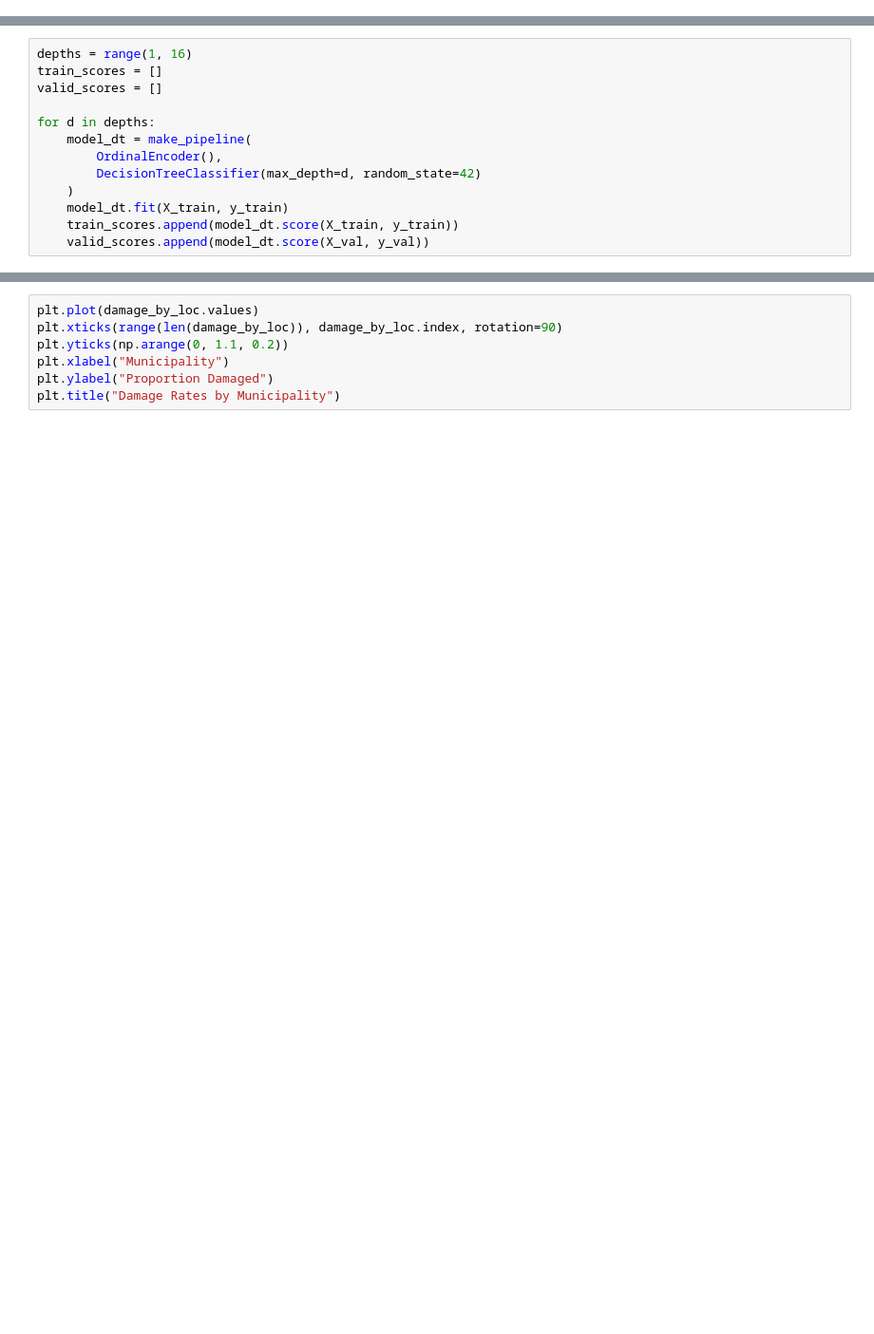
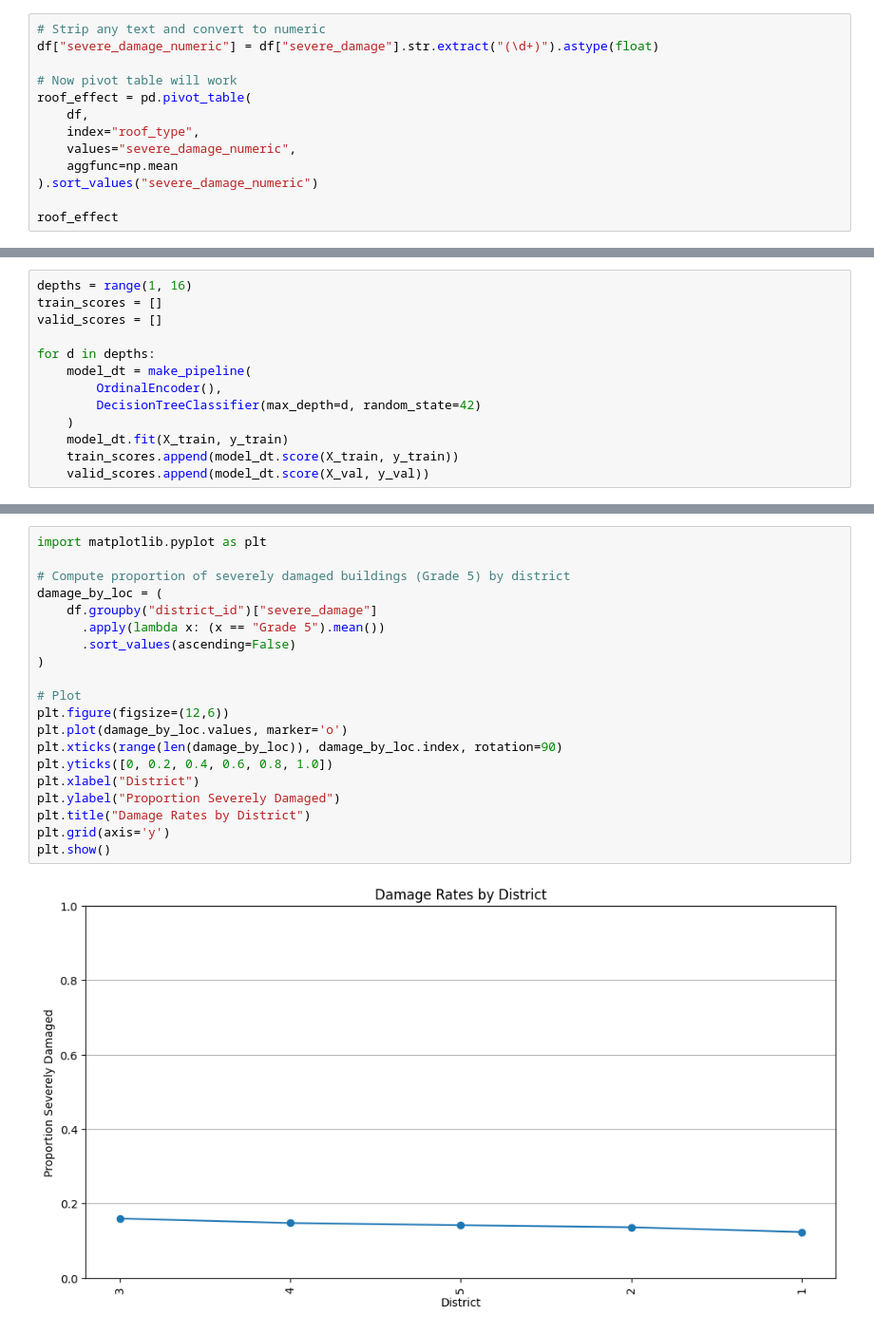
Before and after one commit to Ayoube26111/WQU-DataScienceLab, a Jupyter notebook: notebooks/starter_notebook.ipynb, the cells around one changed output, grey strips where cells are left out. Shown at 95% size. Cells and saved outputs as stored; diff of their text form; blank space fills up the shorter version.

```diff
--- a/notebooks/starter_notebook.ipynb
+++ b/notebooks/starter_notebook.ipynb
@@ -208,0 +217,13 @@ roof_effect
+# %%
+# Strip any text and convert to numeric
+df["severe_damage_numeric"] = df["severe_damage"].str.extract("(\d+)").astype(float)
+
+# Now pivot table will work
+roof_effect = pd.pivot_table(
+    df,
+    index="roof_type",
+    values="severe_damage_numeric",
+    aggfunc=np.mean
+).sort_values("severe_damage_numeric")
+
+roof_effect
@@ -278,7 +429,22 @@ damage_by_loc
 # %%
-plt.plot(damage_by_loc.values)
+import matplotlib.pyplot as plt
+
+# Compute proportion of severely damaged buildings (Grade 5) by district
+damage_by_loc = (
+    df.groupby("district_id")["severe_damage"]
+      .apply(lambda x: (x == "Grade 5").mean())
+      .sort_values(ascending=False)
+)
+
+# Plot
+plt.figure(figsize=(12,6))
+plt.plot(damage_by_loc.values, marker='o')
 plt.xticks(range(len(damage_by_loc)), damage_by_loc.index, rotation=90)
-plt.yticks(np.arange(0, 1.1, 0.2))
-plt.xlabel("Municipality")
-plt.ylabel("Proportion Damaged")
-plt.title("Damage Rates by Municipality")
+plt.yticks([0, 0.2, 0.4, 0.6, 0.8, 1.0])
+plt.xlabel("District")
+plt.ylabel("Proportion Severely Damaged")
+plt.title("Damage Rates by District")
+plt.grid(axis='y')
+plt.show()
+# %% [output]
+[figure, added]
```
Also changed, not shown: parts of 21 cells of this notebook.
